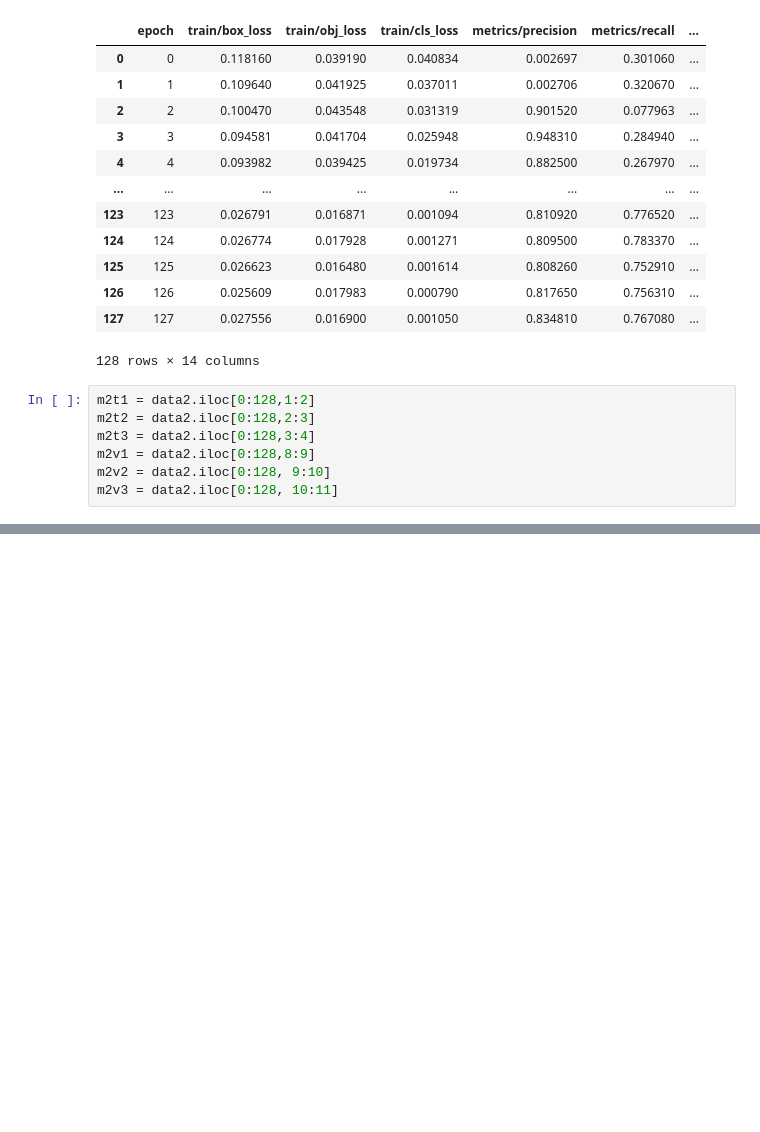
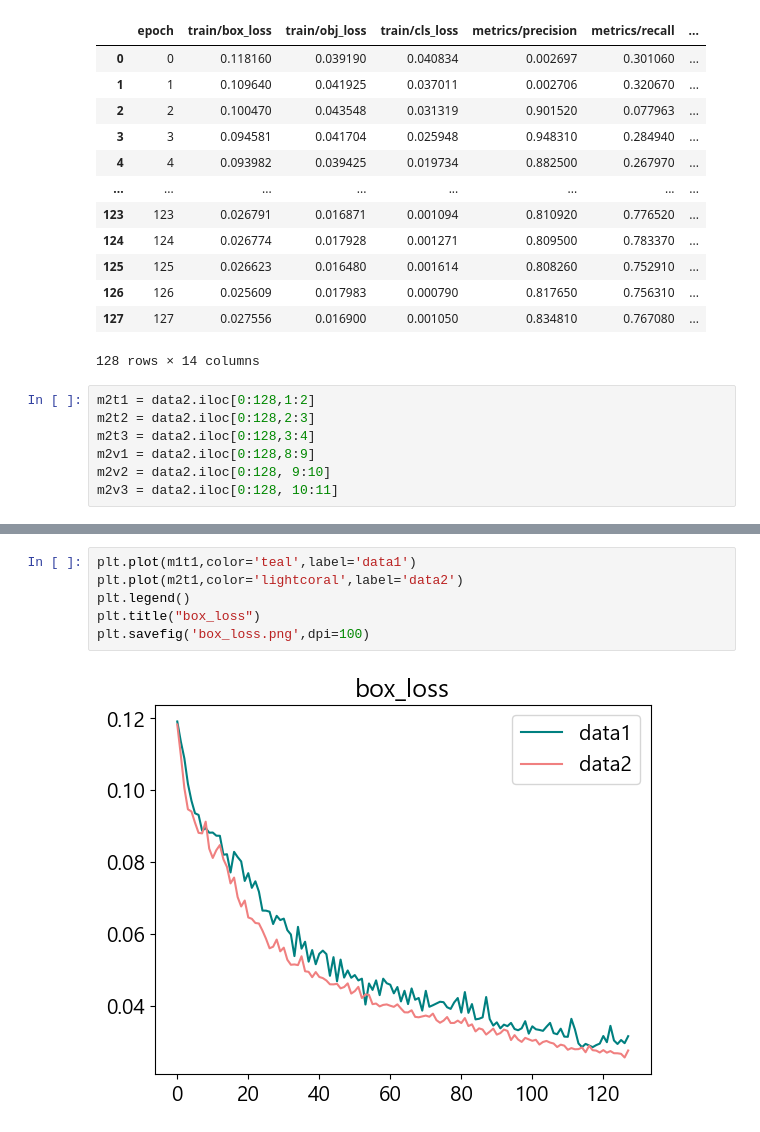
Before and after one commit to YDHYDHDONG/debun_mini_project, a Jupyter notebook: MODEL_ACCURACY/model_accuracy.ipynb, the cells around one changed output, grey strips where cells are left out. Saved outputs shown, nothing was run; the diff lists cells and outputs as text; blank space fills up the shorter version.

```diff
--- a/MODEL_ACCURACY/model_accuracy.ipynb
+++ b/MODEL_ACCURACY/model_accuracy.ipynb
@@ -97,0 +102,8 @@ plt.legend()
+# %%
+plt.plot(m1t1,color='teal',label='data1')
+plt.plot(m2t1,color='lightcoral',label='data2')
+plt.legend()
+plt.title("box_loss")
+plt.savefig('box_loss.png',dpi=100)
+# %% [output]
+[figure, added]
```
Also changed, not shown: parts of 8 cells of this notebook, 5 other files.
